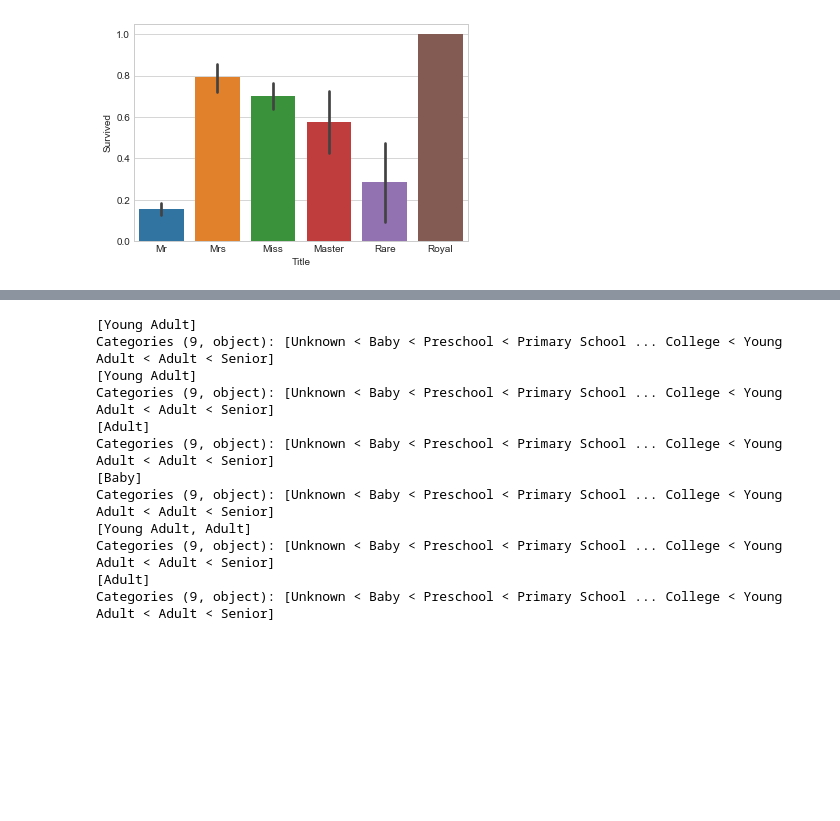
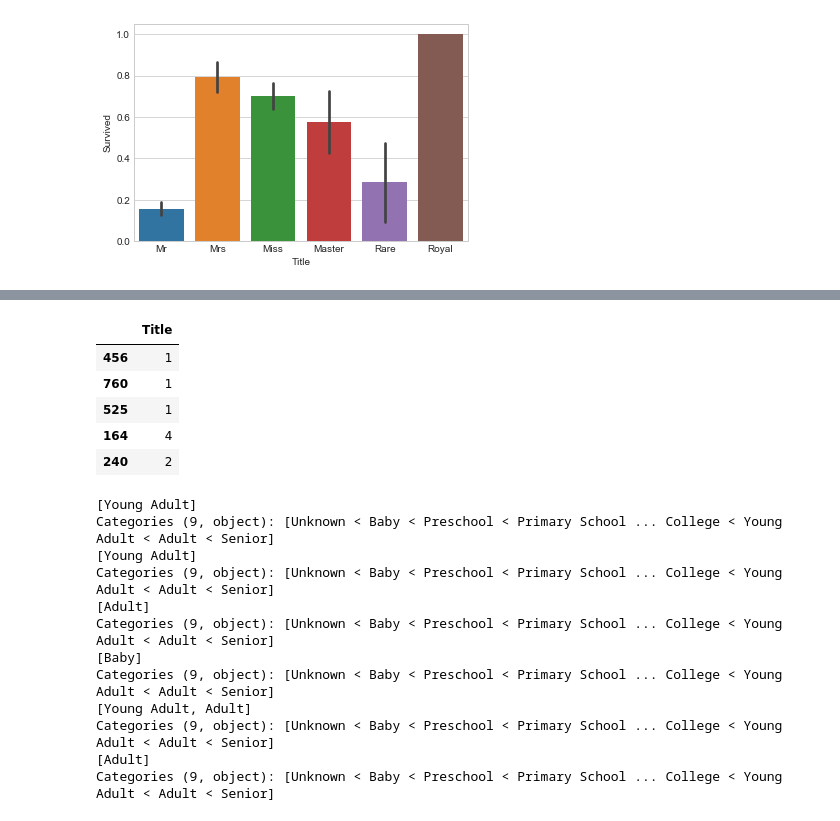
Before and after one commit to toon159/INT638, a Jupyter notebook: INT638.ipynb, the cells around one changed output, grey strips where cells are left out. Cells and saved outputs as stored; diff of their text form; code cells hidden in the pictures; blank space fills up the shorter version.

```diff
--- a/INT638.ipynb
+++ b/INT638.ipynb
@@ -419 +342,11 @@ df.head(10)
+# %%
+# check results
+df[['Title']].sample(5)
+# %% [output]
+|  | Title |
+| 456 | 1 |
+| 760 | 1 |
+| 525 | 1 |
+| 164 | 4 |
+| 240 | 2 |
 # %%
```
Also changed, not shown: parts of 104 cells of this notebook.
